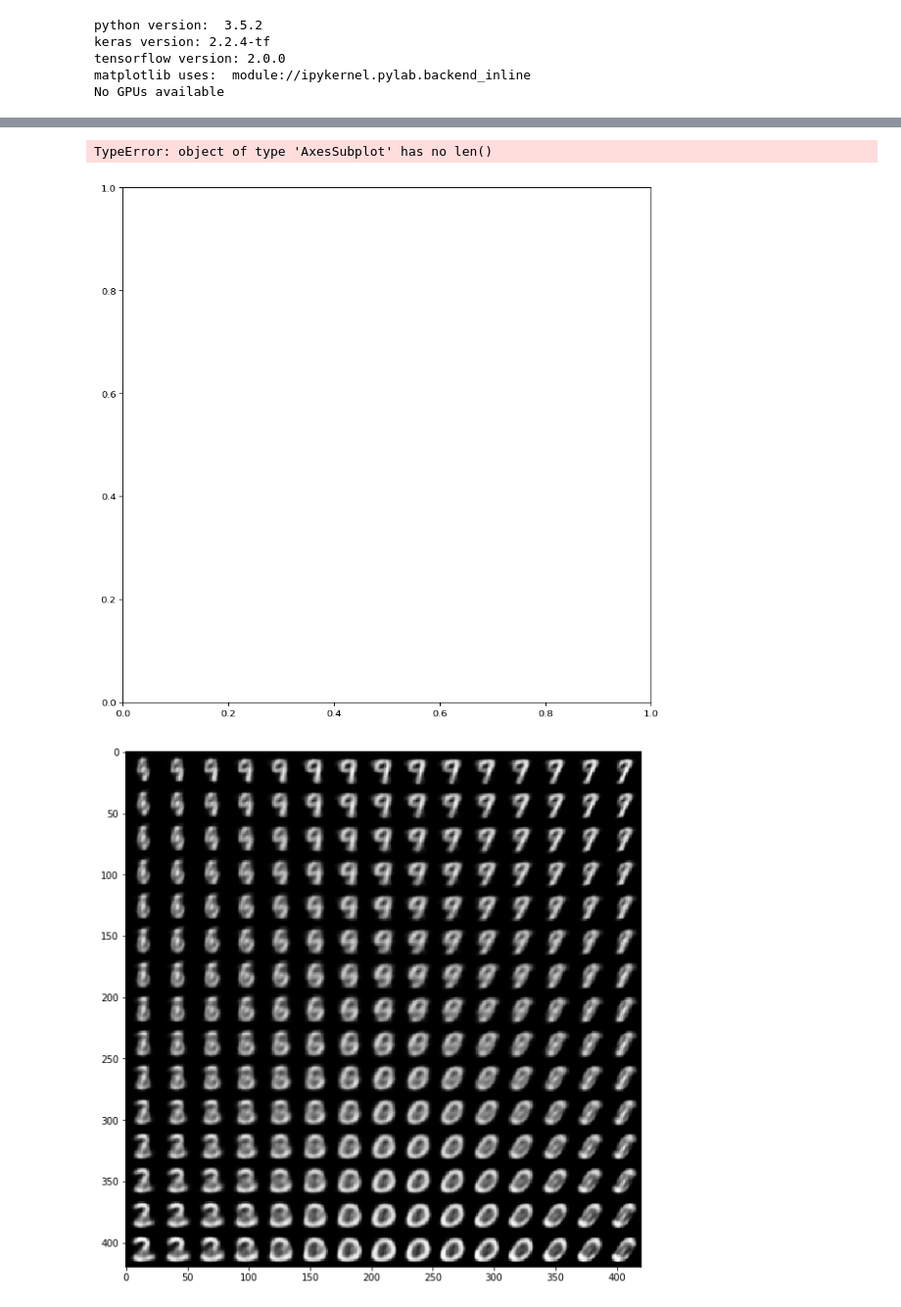
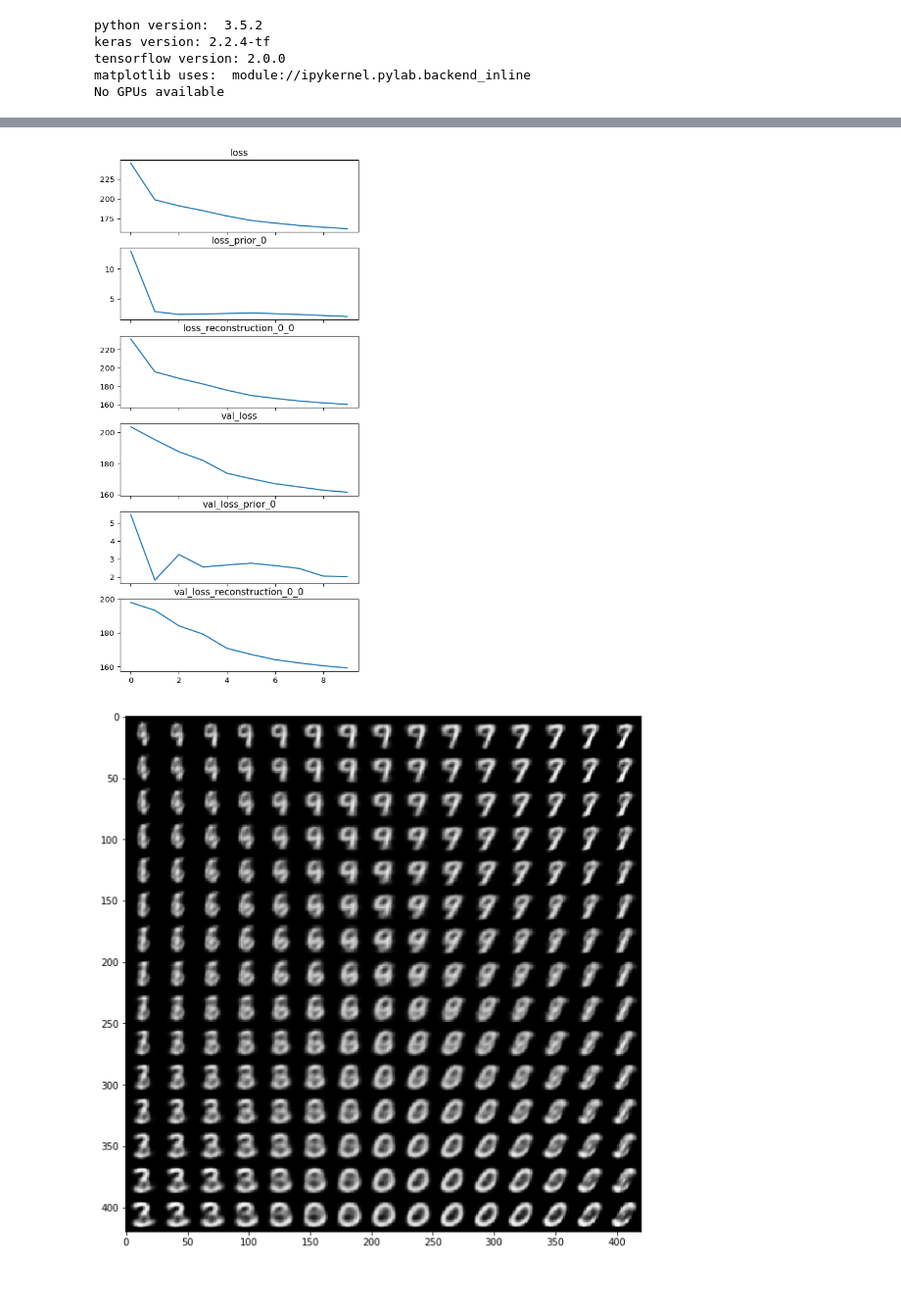
Before and after one commit to tik0/vae_tools, a Jupyter notebook: examples/mnist.ipynb, the cells around one changed output, grey strips where cells are left out. Shown at 98% size. Cells and saved outputs as stored; diff of their text form; code cells hidden in the pictures.

```diff
--- a/examples/mnist.ipynb
+++ b/examples/mnist.ipynb
@@ -87,18 +87,15 @@ writer = tf.summary.create_file_writer(log_dir) # Get a writer for our own callb
 np.savetxt(log_dir + "y_test.tsv", y_test, fmt="%d", delimiter="\t") # Store the labels for the embedding
 # TODO fix behaviour of embeddings_metadata="y_test.tsv" in tensorflow 2.0
 tb_cb = keras.callbacks.TensorBoard(log_dir=log_dir, histogram_freq=1, write_graph=True, write_images=True, embeddings_freq=1, update_freq='epoch')
-tblosses_cb = vae_tools.callbacks.TbLosses(writer = writer, data = x_test, log_dir=log_dir)
 tbembedding_cb = vae_tools.callbacks.TbEmbedding(writer = writer, data = x_test, encoder_model = vae_obj.get_encoder_mean([encoder[0][0]]), labels = y_test, log_dir=log_dir)
 tbdecoding_cb = vae_tools.callbacks.TbDecoding2dGaussian(writer = writer, decoder_model = vae_obj.get_decoder(), log_dir=log_dir)
-# Store the losses to a history object for plotting
-losses_cb = vae_tools.callbacks.Losses(data = x_test)
 # Train
-vae.fit(x_train,
+h = vae.fit(x_train,
             shuffle=True,
             epochs=epochs,
             batch_size=batch_size,
             validation_data=(x_test, None),
             verbose = 1,
-            callbacks=[tb_cb, tblosses_cb, tbdecoding_cb, tbembedding_cb, losses_cb])
+            callbacks=[tb_cb, tbdecoding_cb, tbembedding_cb])
 # %% [output]
 Train on 60000 samples, validate on 10000 samples
@@ -121,15 +118,9 @@ KeyboardInterrupt:
-# %%
-# Show the losses
-f, axs = plt.subplots(len(list(losses_cb.history.values()))+1, 1, sharex=True, figsize=[10,10], dpi=96)
-for idx in range(len(axs)-1):
-    axs[idx].plot(list(losses_cb.history.values())[idx])
-    axs[idx].set_title([list(losses_cb.history.keys())[idx]])
-axs[-1].plot([sum(values) for values in zip(*list(losses_cb.history.values()))])
-axs[-1].set_title("ELBO")
-plt.show()
-# %% [output]
-TypeError: object of type 'AxesSubplot' has no len()
-[figure, removed]
+# %%
+# Show the losses (loss is ELBO)
+vae_tools.viz.plot_losses(h, dpi=96, figsize_height_factor = .325)
+plt.show()
+# %% [output]
+[figure, added]
 # %%
 # build a digit generator that can sample from the learned distribution
 generator = vae_obj.get_decoder()
```
Also changed, not shown: parts of 3 cells of this notebook, 3 other files.
